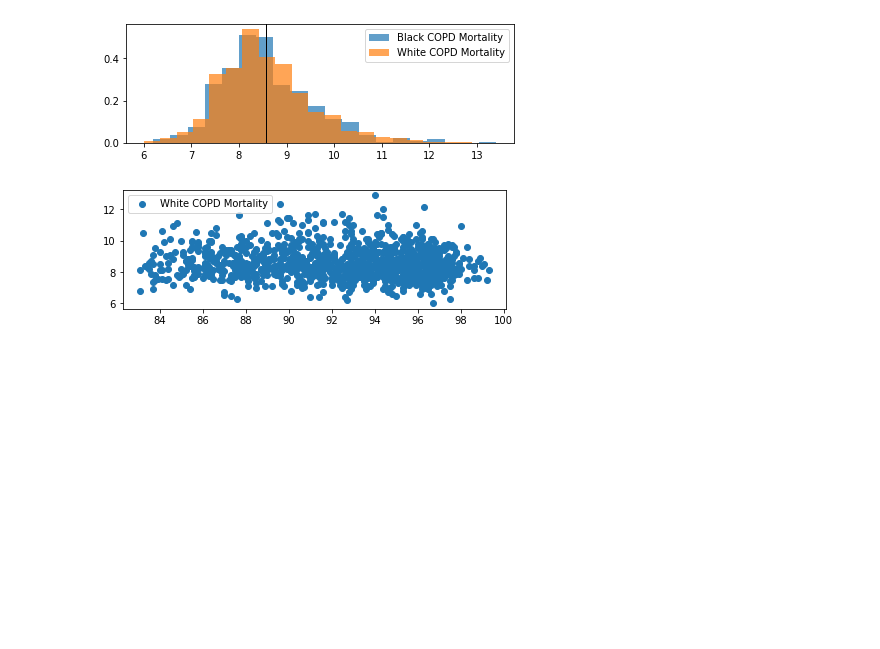
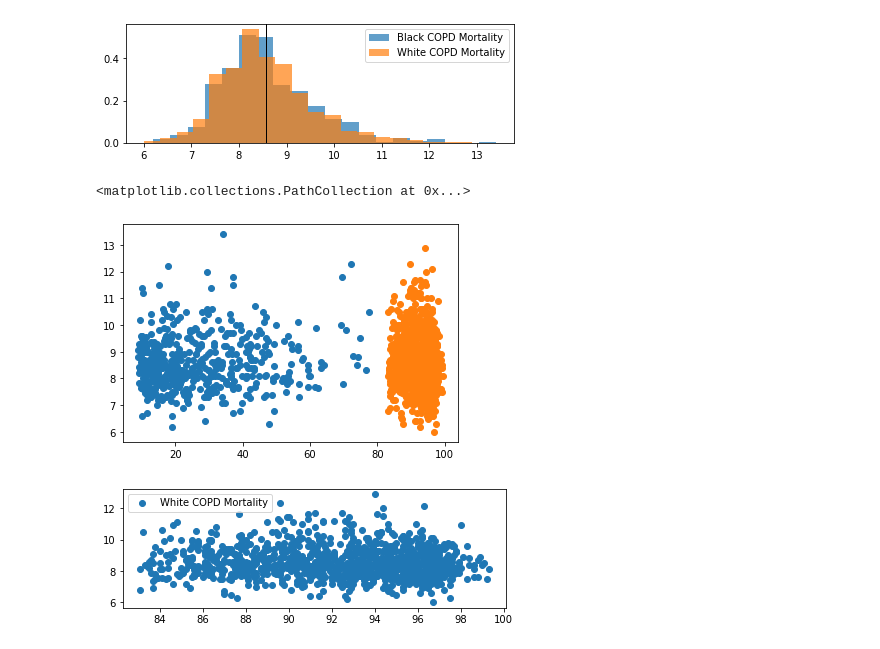
Before and after one commit to fisher1916/healthcare-disparities, a Jupyter notebook: Analysis/Race_vs_Health_Conditions.ipynb, the cells around one changed output. Saved outputs shown, nothing was run; the diff lists cells and outputs as text; code cells hidden in the pictures; blank space fills up the shorter version.

```diff
--- a/Analysis/Race_vs_Health_Conditions.ipynb
+++ b/Analysis/Race_vs_Health_Conditions.ipynb
@@ -803,6 +803,18 @@ plt.show()
 # %% [output]
 [figure]
 [figure]
+# %%
+#white_COPD_df['race']=1
+#black_COPD_df['race']=2
+#white_COPD_df['Percent One Race']=white_COPD_df['Percent One Race White']
+#black_COPD_df['Percent One Race']=black_COPD_df['Percent One Race Black+']
+plt.scatter(black_COPD_df['Percent One Race Black+'], black_COPD_df['Mortality Percentage'], label="Black COPD Mortality")
+plt.scatter(white_COPD_df['Percent One Race White'], white_COPD_df['Mortality Percentage'], label="White COPD Mortality")
+#pd.concat([white_COPD_df, black_COPD_df], axis=0).plot(kind='scatter', x='Percent One Race', y='Mortality Percentage')
+#.scatter(x='Percent')
+# %% [output]
+<matplotlib.collections.PathCollection at 0x...>
+[figure, added]
 # %%
 plt.subplot(2, 1, 1)
 plt.scatter(white_COPD_df['Percent One Race White'], white_COPD_df['Mortality Percentage'], label="White COPD Mortality")
```
Also changed, not shown: parts of 28 cells of this notebook.
